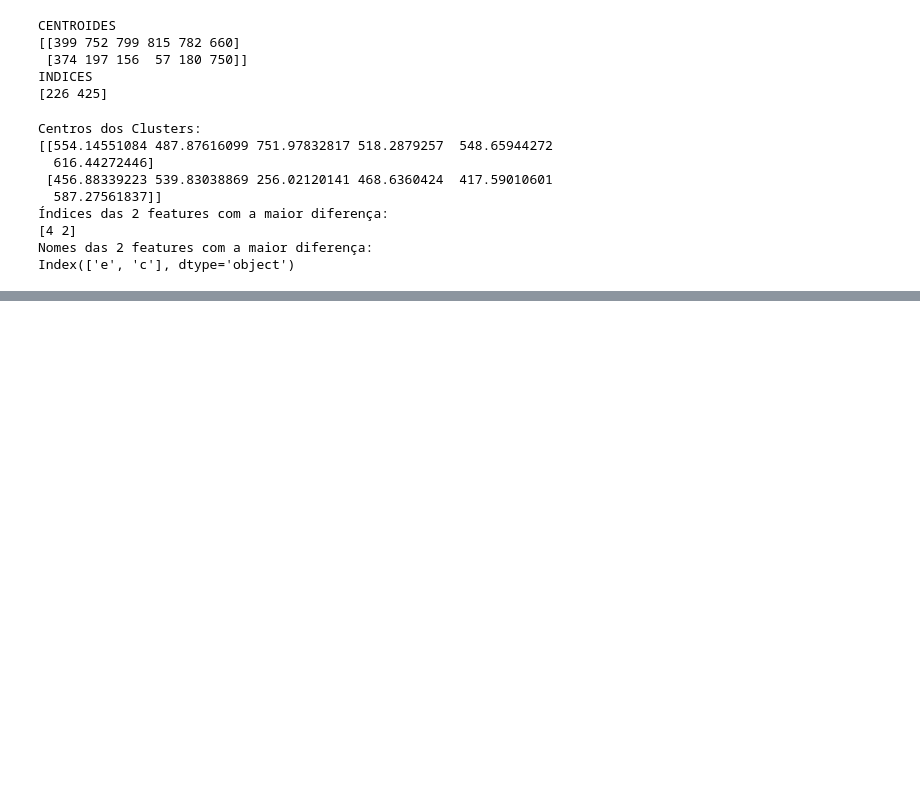
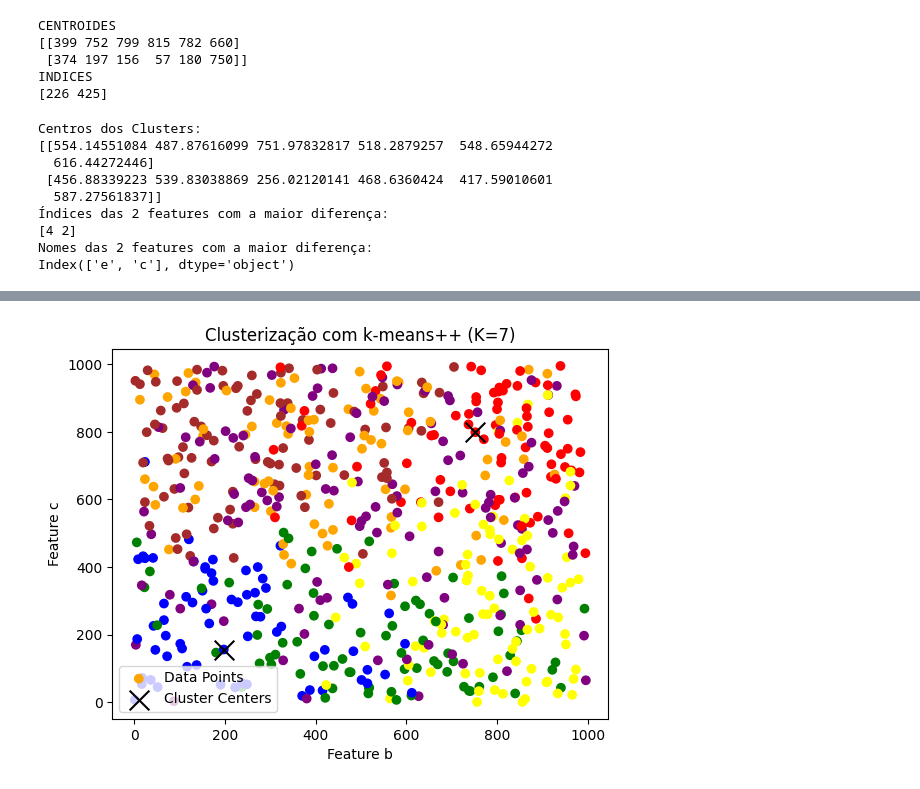
Before and after one commit to luigill/aula13-clusteriza-o-mde, a Jupyter notebook: aula13-24201083.ipynb, the cells around one changed output, grey strips where cells are left out. Drawn from its saved outputs; the diff is of its cells as text; code cells hidden in the pictures; blank space fills up the shorter version.

```diff
--- a/aula13-24201083.ipynb
+++ b/aula13-24201083.ipynb
@@ -78,0 +121,7 @@ Index(['e', 'c'], dtype='object')
+# %%
+# Aplicação do KMeans++ com 7 clusters
+centers_7, indices_7 = kmeans_plusplus(data_array, n_clusters=7, random_state=42)
+print("CENTROIDES k = 7")
+print(centers_7)
+print("INDICES k = 7")
+print(indices_7)
@@ -78,0 +183,27 @@ Index(['e', 'c'], dtype='object')
+# %%
+# Selecionar as features 'b' e 'c'
+feature_b_7 = dataframe["b"]
+feature_c_7 = dataframe["c"]
+
+# Definir a coluna de cores para refletir os números dos clusters
+colors_7 = ["red", "blue", "green", "purple", "orange", "yellow", "brown"]
+cluster_colors_7 = [colors[label] for label in kmeans.labels_]
+
+# Plotar os dados e os centros dos clusters
+plt.scatter(feature_b_7, feature_c_7, c=cluster_colors_7, marker="o", label="Data Points")
+plt.scatter(
+    centers[:, dataframe.columns.get_loc("b")],
+    centers[:, dataframe.columns.get_loc("c")],
+    c="black",
+    marker="x",
+    s=200,
+    label="Cluster Centers",
+)
+
+plt.title("Clusterização com k-means++ (K=7)")
+plt.xlabel("Feature b")
+plt.ylabel("Feature c")
+plt.legend()
+plt.show()
+# %% [output]
+[figure, added]
```
Also changed, not shown: parts of 15 cells of this notebook.
